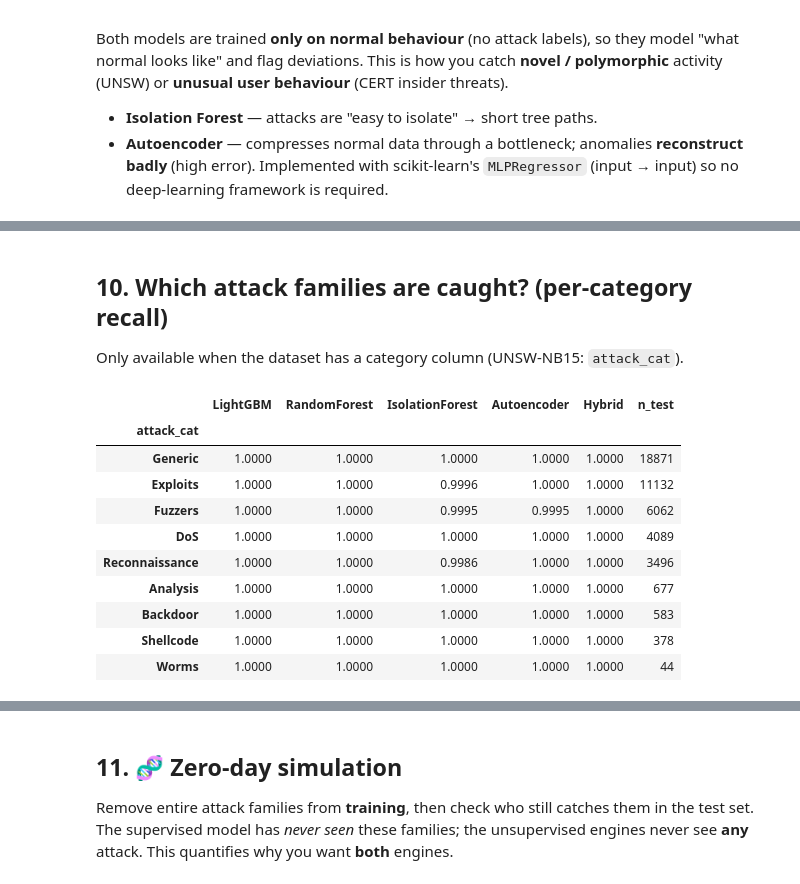
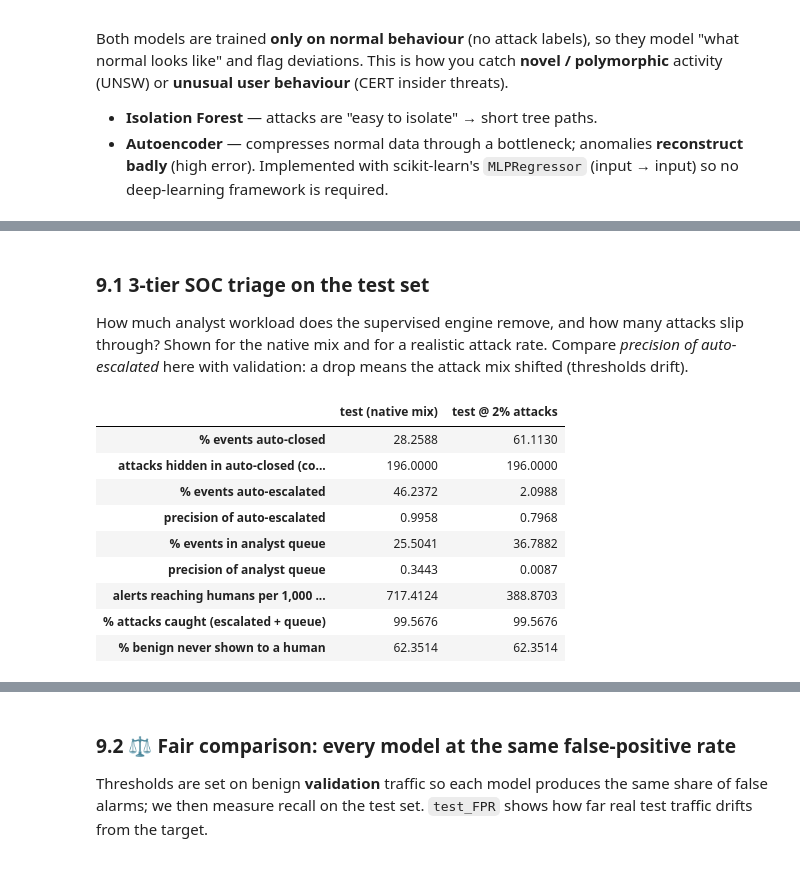
Before and after one commit to Bl4z3f12/Threat-Hunting-Behavioral-Analysis, a Jupyter notebook: SOC_Threat_Hunting_UNSW_CERT.ipynb, the cells around one changed output, grey strips where cells are left out. Drawn from its saved outputs; the diff is of its cells as text; code cells hidden in the pictures.

Commit message:
Train1

```diff
--- a/SOC_Threat_Hunting_UNSW_CERT.ipynb
+++ b/SOC_Threat_Hunting_UNSW_CERT.ipynb
@@ -474,9 +542,9 @@ We compare four strategies **on validation data only**:
 # %%
-sw = {name: sweep(yva, s) for name, s in s_va.items()}
+sw = {name: sweep(yva, s, prev=REAL_PREVALENCE) for name, s in s_va.items()}
 ops = {name: pick_operating_points(sw[name]) for name in sw}
 for name in ops:
-    print(f"\n=== {name}: operating points (validation) ===")
-    display(ops[name][["threshold", "precision", "recall", "fpr", "flagged_rate", "FP", "FN", "cost"]])
+    print(f"\n=== {name}: operating points (validation, {REAL_PREVALENCE:.0%} attacks) ===")
+    display(ops[name][["threshold", "precision", "recall", "fpr", "alerts_per_1000", "FP", "FN", "cost"]])
 
 fig, axes = plt.subplots(2, 2, figsize=(13, 8))
 for j, name in enumerate(sw):
@@ -510,7 +578,14 @@ In production you often have **no labels** to tune on. A defensible alternative
 # %%
-FPR_TARGET = 0.01       # accept ~1% false alerts on benign traffic
-label_free = {name: float(np.quantile(s[yva == 0], 1 - FPR_TARGET)) for name, s in s_va.items()}
-for name, t in label_free.items():
-    r = report(yva, s_va[name], t, name)
-    print(f"{name:16s} thr={t:.5f}  precision={r['precision']:.3f}  recall={r['recall']:.3f}  FPR={r['FPR']:.3f}")
+val_scores = {**p_va, **s_va}
+rows = []
+for name, s in val_scores.items():
+    for f in FPR_LEVELS:
+        t = float(np.quantile(s[yva == 0], 1 - f))
+        r = report(yva, s, t, name, prev=REAL_PREVALENCE)
+        rows.append(dict(model=name, target_FPR=f, recall=r["recall"], precision_at_prev=r["precision"], alerts_per_1000=r["alerts_per_1000"]))
+fx_val = pd.DataFrame(rows)
+print("Validation recall at equal false-positive rate:")
+display(fx_val.pivot(index="model", columns="target_FPR", values="recall"))
+print(f"Precision at {REAL_PREVALENCE:.0%} attack prevalence:")
+display(fx_val.pivot(index="model", columns="target_FPR", values="precision_at_prev"))
 # %% [output]
@@ -633,37 +762,32 @@ plt.tight_layout(); show()
 [interactive output not drawn]
 # %% [markdown]
-## 10. Which attack families are caught? (per-category recall)
-Only available when the dataset has a category column (UNSW-NB15: `attack_cat`).
+### 9.1 3-tier SOC triage on the test set
+How much analyst workload does the supervised engine remove, and how many attacks slip through? Shown for the native mix and for a realistic attack rate. Compare *precision of auto-escalated* here with validation: a drop means the attack mix shifted (thresholds drift).
 # %%
-def cat_recall(df, scores, thr_):
-    a = df[df[LABEL] == 1].copy()
-    a["hit"] = (np.asarray(scores)[a.index] >= thr_).astype(int)
-    return a.groupby(CAT_COL)["hit"].mean()
+display(pd.concat([tier_report(yte, p_te["LightGBM"], T_LO, T_HI, prev=None, label="test (native mix)"),
+                   tier_report(yte, p_te["LightGBM"], T_LO, T_HI, prev=REAL_PREVALENCE, label=f"test @ {REAL_PREVALENCE:.0%} attacks")], axis=1))
 
-if CAT_COL:
-    tbl = pd.DataFrame({m: cat_recall(te_df, all_te[m], thr[m]) for m in ["LightGBM", "RandomForest", "IsolationForest", "Autoencoder", "Hybrid"]})
-    tbl["n_test"] = te_df[te_df[LABEL] == 1][CAT_COL].value_counts()
-    display((tbl.sort_values("n_test", ascending=False)))
-    tbl.drop(columns="n_test").plot.bar(figsize=(11, 4), title="Recall per attack family (test set, validation-tuned thresholds)")
-    plt.ylabel("recall"); plt.tight_layout(); show()
-else:
-    print("No category column for this dataset - skipping.")
+# confusion matrices at the chosen thresholds (native mix)
+fig, axes = plt.subplots(1, 3, figsize=(14, 4))
+for ax, m in zip(axes, ["LightGBM", "Autoencoder", "Hybrid"]):
+    cm = confusion_matrix(yte, (all_te[m] >= thr[m]).astype(int), labels=[0, 1])
+    ax.imshow(cm, cmap="Blues")
+    for (i, j), v in np.ndenumerate(cm): ax.text(j, i, f"{v:,}", ha="center", va="center", color="black")
+    ax.set_xticks([0, 1], ["pred benign", "pred attack"]); ax.set_yticks([0, 1], ["benign", "attack"]); ax.set_title(m); ax.grid(False)
+plt.tight_layout(); show()
 # %% [output]
-|  | LightGBM | RandomForest | IsolationForest | Autoencoder | Hybrid | n_test |
-| attack_cat |  |  |  |  |  |  |
-| Generic | 1.0000 | 1.0000 | 1.0000 | 1.0000 | 1.0000 | 18871 |
-| Exploits | 1.0000 | 1.0000 | 0.9996 | 1.0000 | 1.0000 | 11132 |
-| Fuzzers | 1.0000 | 1.0000 | 0.9995 | 0.9995 | 1.0000 | 6062 |
-| DoS | 1.0000 | 1.0000 | 1.0000 | 1.0000 | 1.0000 | 4089 |
-| Reconnaissance | 1.0000 | 1.0000 | 0.9986 | 1.0000 | 1.0000 | 3496 |
-| Analysis | 1.0000 | 1.0000 | 1.0000 | 1.0000 | 1.0000 | 677 |
-| Backdoor | 1.0000 | 1.0000 | 1.0000 | 1.0000 | 1.0000 | 583 |
-| Shellcode | 1.0000 | 1.0000 | 1.0000 | 1.0000 | 1.0000 | 378 |
-| Worms | 1.0000 | 1.0000 | 1.0000 | 1.0000 | 1.0000 | 44 |
+|  | test (native mix) | test @ 2% attacks |
+| % events auto-closed | 28.2588 | 61.1130 |
+| attacks hidden in auto-closed (co... | 196.0000 | 196.0000 |
+| % events auto-escalated | 46.2372 | 2.0988 |
+| precision of auto-escalated | 0.9958 | 0.7968 |
+| % events in analyst queue | 25.5041 | 36.7882 |
+| precision of analyst queue | 0.3443 | 0.0087 |
+| alerts reaching humans per 1,000 ... | 717.4124 | 388.8703 |
+| % attacks caught (escalated + queue) | 99.5676 | 99.5676 |
+| % benign never shown to a human | 62.3514 | 62.3514 |
 [interactive output not drawn]
 # %% [markdown]
-## 11. 🧬 Zero-day simulation
-Remove entire attack families from **training**, then check who still catches them in the test set.
-The supervised model has *never seen* these families; the unsupervised engines never see **any** attack.
-This quantifies why you want **both** engines.
+### 9.2 ⚖️ Fair comparison: every model at the **same false-positive rate**
+Thresholds are set on benign **validation** traffic so each model produces the same share of false alarms; we then measure recall on the test set. `test_FPR` shows how far real test traffic drifts from the target.
 # %%
```
Also changed, not shown: parts of 31 cells of this notebook.
